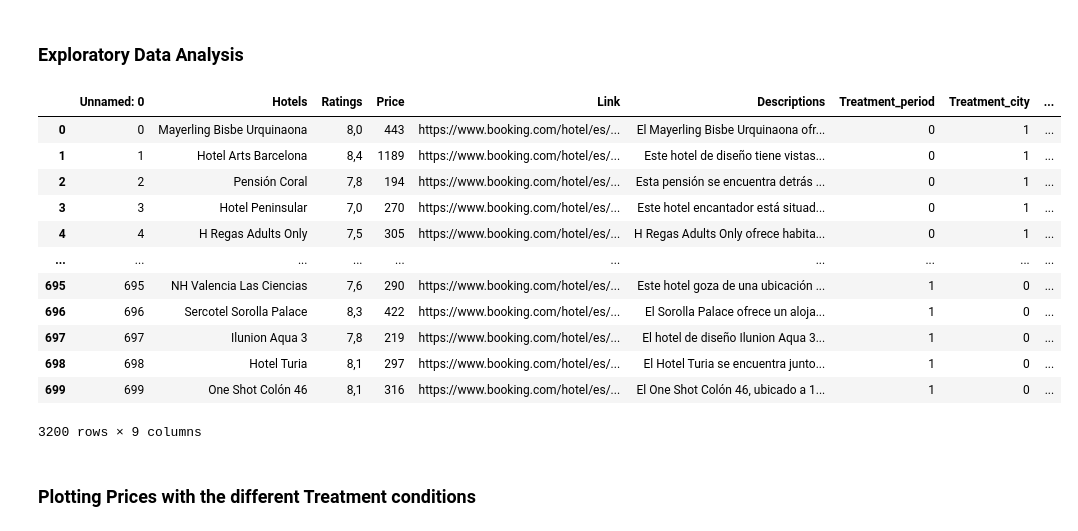
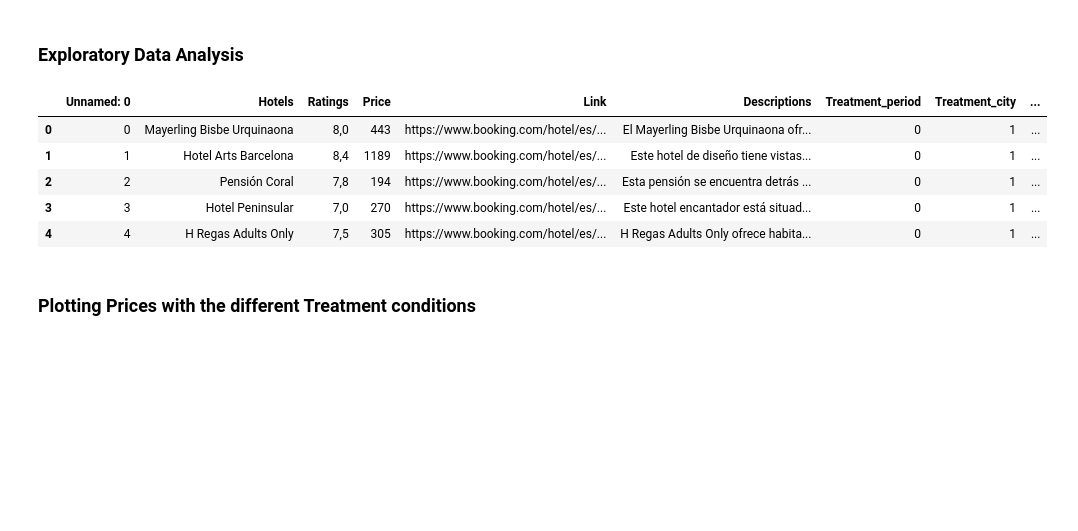
Before and after one commit to mtbrr26/Webscrapping_Booking.Com, a Jupyter notebook: regression_and_nlp_nb.ipynb, the cells around one changed output. Cells and saved outputs as stored; diff of their text form; code cells hidden in the pictures; blank space fills up the shorter version.

```diff
--- a/regression_and_nlp_nb.ipynb
+++ b/regression_and_nlp_nb.ipynb
@@ -89,21 +114,14 @@ mapping = {0: 'Control_city_p1', 1: 'Treatment_city_p1', 2:'Control_city_p2', 3:
 df['Treatment_city_and_treatment'] = df['Treatment_condition'].map(mapping)
 df = df.drop('Treatment_condition', axis = 1)
 # %%
-df
+df.head()
 # %% [output]
 |  | Unnamed: 0 | Hotels | Ratings | Price | Link | Descriptions | Treatment_period | Treatment_city | ... |
 | 0 | 0 | Mayerling Bisbe Urquinaona | 8,0 | 443 | https://www.booking.com/hotel/es/... | El Mayerling Bisbe Urquinaona ofr... | 0 | 1 | ... |
 | 1 | 1 | Hotel Arts Barcelona | 8,4 | 1189 | https://www.booking.com/hotel/es/... | Este hotel de diseño tiene vistas... | 0 | 1 | ... |
 | 2 | 2 | Pensión Coral | 7,8 | 194 | https://www.booking.com/hotel/es/... | Esta pensión se encuentra detrás ... | 0 | 1 | ... |
 | 3 | 3 | Hotel Peninsular | 7,0 | 270 | https://www.booking.com/hotel/es/... | Este hotel encantador está situad... | 0 | 1 | ... |
 | 4 | 4 | H Regas Adults Only | 7,5 | 305 | https://www.booking.com/hotel/es/... | H Regas Adults Only ofrece habita... | 0 | 1 | ... |
-| ... | ... | ... | ... | ... | ... | ... | ... | ... | ... |
-| 695 | 695 | NH Valencia Las Ciencias | 7,6 | 290 | https://www.booking.com/hotel/es/... | Este hotel goza de una ubicación ... | 1 | 0 | ... |
-| 696 | 696 | Sercotel Sorolla Palace | 8,3 | 422 | https://www.booking.com/hotel/es/... | El Sorolla Palace ofrece un aloja... | 1 | 0 | ... |
-| 697 | 697 | Ilunion Aqua 3 | 7,8 | 219 | https://www.booking.com/hotel/es/... | El hotel de diseño Ilunion Aqua 3... | 1 | 0 | ... |
-| 698 | 698 | Hotel Turia | 8,1 | 297 | https://www.booking.com/hotel/es/... | El Hotel Turia se encuentra junto... | 1 | 0 | ... |
-| 699 | 699 | One Shot Colón 46 | 8,1 | 316 | https://www.booking.com/hotel/es/... | El One Shot Colón 46, ubicado a 1... | 1 | 0 | ... |
-3200 rows × 9 columns
 # %% [markdown]
 ### Plotting Prices with the different Treatment conditions
 # %% [markdown]
```
Also changed, not shown: parts of 54 cells of this notebook, 21 other files.
